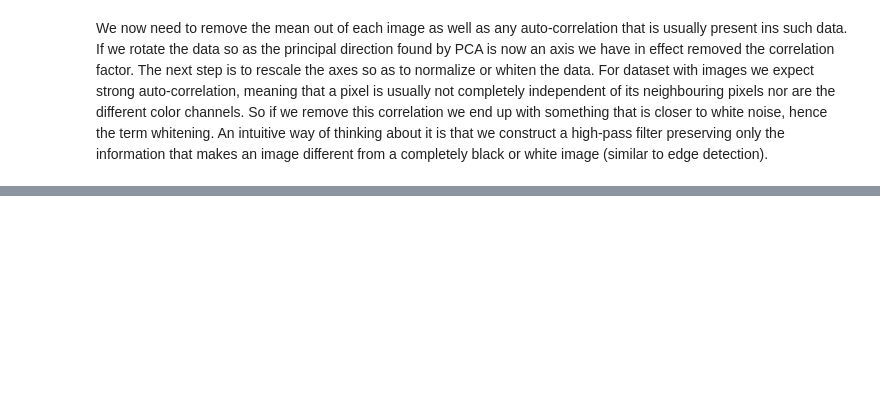
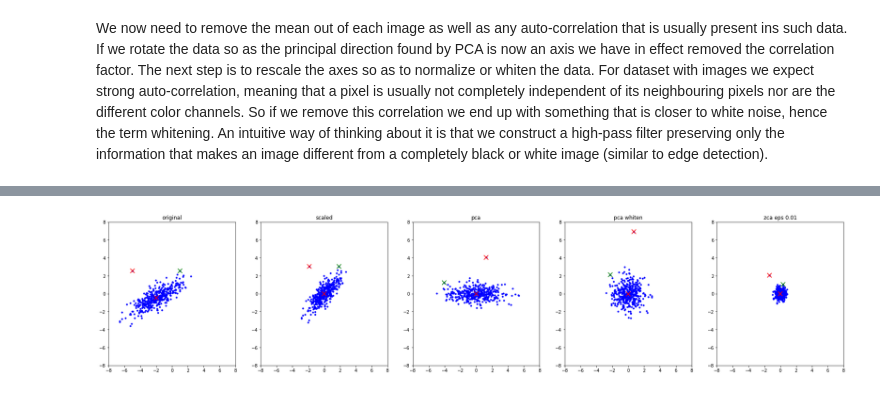
Before and after one commit to ealione/ml2019, a Jupyter notebook: data.ipynb, the cells around one changed output, grey strips where cells are left out. Cells and saved outputs as stored; diff of their text form; code cells hidden in the pictures; blank space fills up the shorter version.

Commit message:
testing preprocess

```diff
--- a/data.ipynb
+++ b/data.ipynb
@@ -173,0 +258,38 @@ for k in range(3):
+# %%
+def plot_zca_example():
+    import sklearn.decomposition
+
+    def plot(X,title,i):
+        #plt.subplot(1,5,i)
+        ax1 = plt.subplot(1,5,i)
+        plt.scatter(X[0],X[1],c='b',s=10)
+        plt.scatter(X[0,-3:],X[1,-3:],c='grr',s=100,marker='x')
+
+        ax1.set_xlim([-8, +8])
+        ax1.set_ylim([-8,+8])
+        plt.title(title)
+
+    N=20*20
+    X = np.random.normal(loc=-2,scale=1.6,size=(2,N))
+    # override Y using aX+b
+    X[1:]=X[:1,]* 0.5 + np.random.normal(0.5,0.6,(1,N))
+    # the last 3 will be overrided as special points.  The mean and two points with same distance to it
+    X[:,-1] = X[:N-3].mean(axis=1) #mean point
+    X[:,-2] = X[:,-1] + [-3,+3]    #mean point -3,+3  in-the-cluster
+    X[:,-3] = X[:,-1] + [+3,+3]    #mean point -3,+3  outlier
+
+    plt.figure(figsize=(30,6))
+    plot(X,'original',1)
+
+
+    plot(sklearn.preprocessing.StandardScaler().fit_transform(X.T).T,'scaled',2)
+    plot(sklearn.decomposition.PCA(whiten=False).fit_transform(X.T).T,'pca',3)
+    plot(sklearn.decomposition.PCA(whiten=True).fit_transform(X.T).T,'pca whiten',4)
+    plot(Whitener().fit_transform(X.T).T * 5,'zca eps 0.01',5)
+
+    #see difference between pca-whitening and zca at: https://stats.stackexchange.com/questions/117427/what-is-the-difference-between-zca-whitening-and-pca-whitening
+    plt.show()
+
+plot_zca_example()
+# %% [output]
+[figure, added]
```
Also changed, not shown: parts of 9 cells of this notebook, 2 other files.
